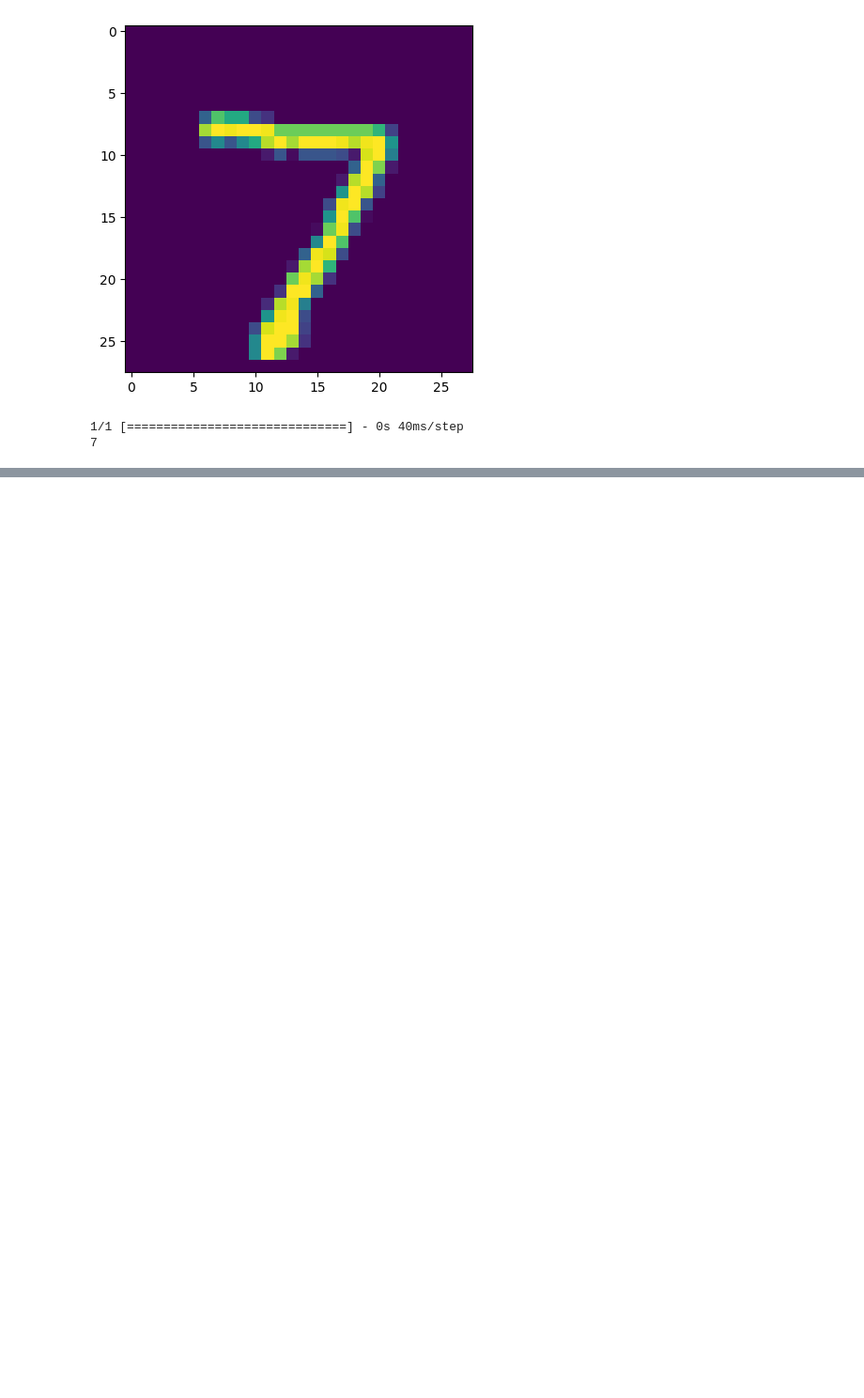
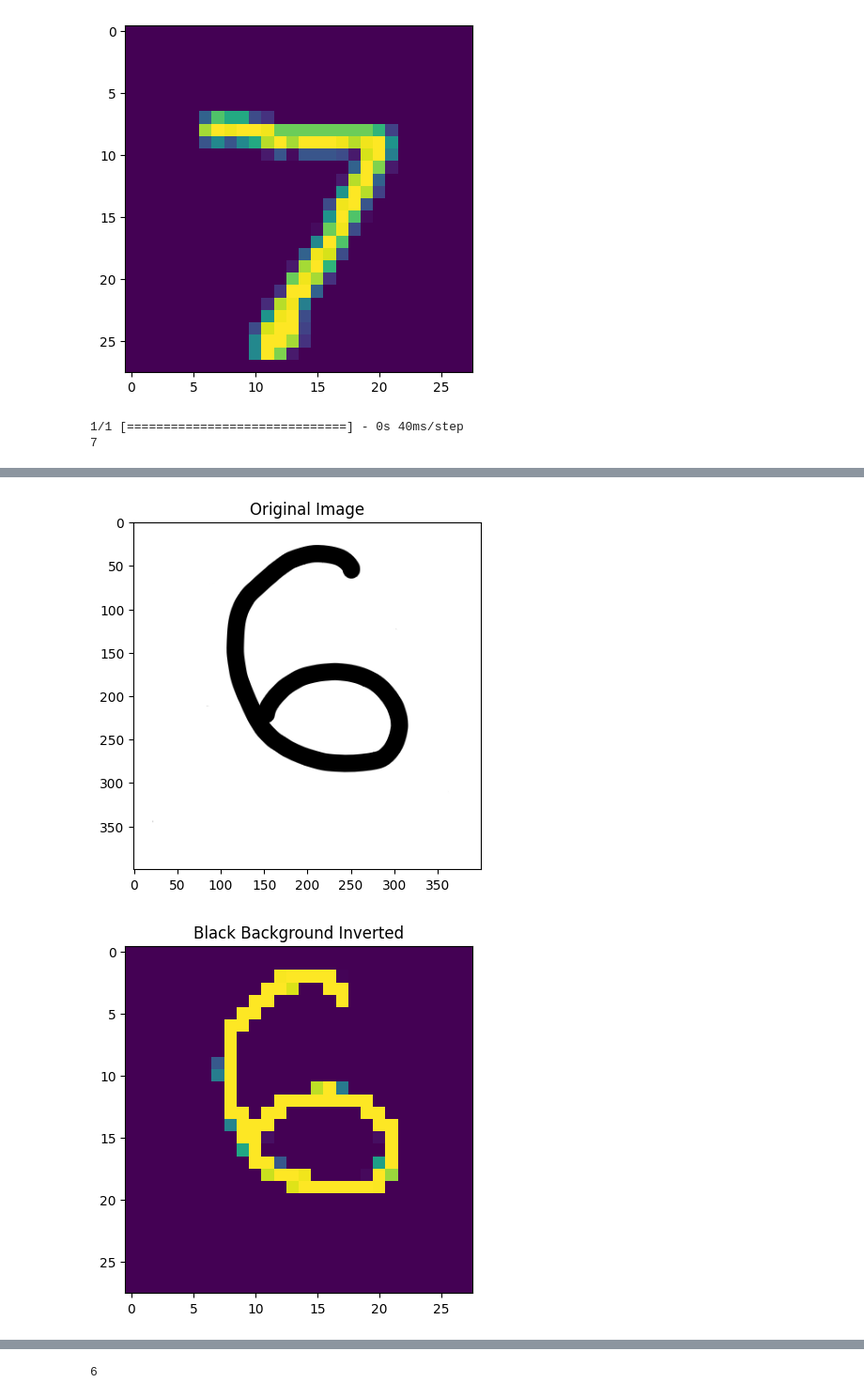
Before and after one commit to galegoer/face-detection, a Jupyter notebook: Handwritten Digit Classification.ipynb, the cells around one changed output, grey strips where cells are left out. Shown at 94% size. Drawn from its saved outputs; the diff is of its cells as text; code cells hidden in the pictures; blank space fills up the shorter version.

```diff
--- a/Handwritten Digit Classification.ipynb
+++ b/Handwritten Digit Classification.ipynb
@@ -184,0 +310,6 @@ predict_img('from_dataset.png')
+# %%
+# test on canvas drawn 6 (saved as data uri)
+guess_number(False, "embedded-picture")
+# %% [output]
+[figure, added]
+[figure, added]
@@ -184,0 +320 @@ predict_img('from_dataset.png')
+6
```
Also changed, not shown: parts of 7 cells of this notebook, 2 other files.
